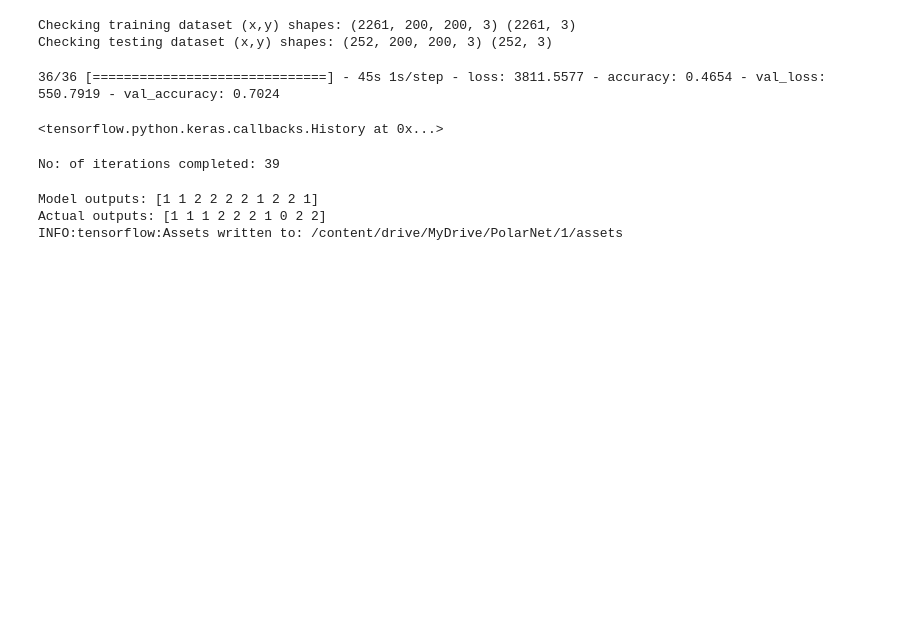
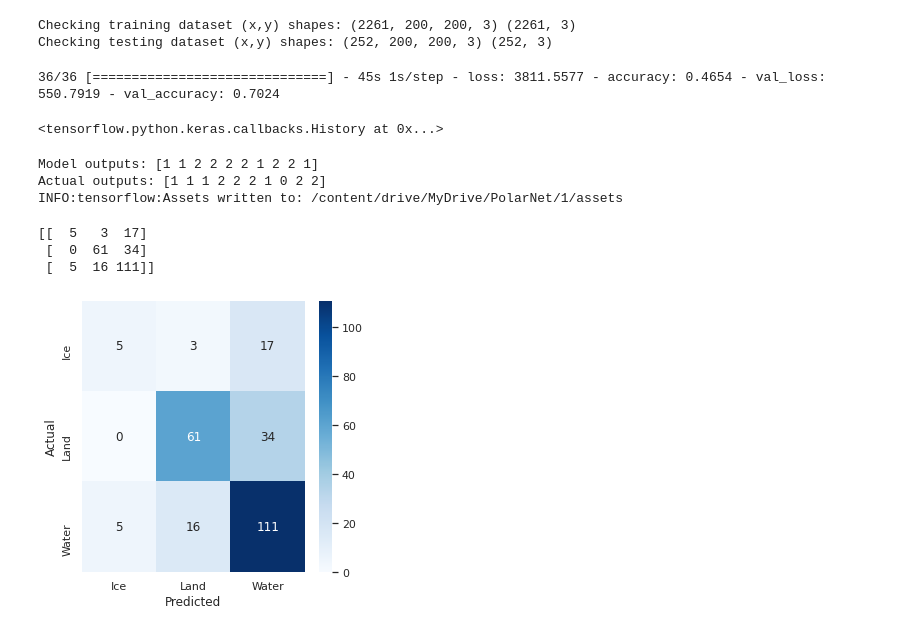
Before and after one commit to leopauly/sense-hackathon, a Jupyter notebook: SENSE_CDT_Practical_Session_Template.ipynb, the cells around one changed output. Saved outputs shown, nothing was run; the diff lists cells and outputs as text; code cells hidden in the pictures; blank space fills up the shorter version.

Commit message:
Model_ID_1_3_with_cm

```diff
--- a/SENSE_CDT_Practical_Session_Template.ipynb
+++ b/SENSE_CDT_Practical_Session_Template.ipynb
@@ -142,10 +146,6 @@ model.fit(x_train, y_train,validation_data=(x_test, y_test), batch_size=batch_si
 # %% [output]
 36/36 [==============================] - 45s 1s/step - loss: 3811.5577 - accuracy: 0.4654 - val_loss: 550.7919 - val_accuracy: 0.7024
 <tensorflow.python.keras.callbacks.History at 0x...>
-# %%
-print('No: of iterations completed:',int((total_samples/batch_size)*nb_epoch))
-# %% [output]
-No: of iterations completed: 39
 # %%
 ## Evaluation
 print('Model outputs:',np.argmax(model.predict(x_test[:10]),axis=1))
@@ -157,6 +157,27 @@ model.save(SAV_DIR+str(model_id))
 Model outputs: [1 1 2 2 2 2 1 2 2 1]
 Actual outputs: [1 1 1 2 2 2 1 0 2 2]
 INFO:tensorflow:Assets written to: /content/drive/MyDrive/PolarNet/1/assets
+# %%
+## Confusion metrix
+import seaborn as sn
+y_true_labels = ["Land", "Water", "Ice"]
+y_pred_labels = ["Land", "Water", "Ice"]
+y_pred=np.argmax(model.predict(x_test),axis=1)
+confusion_data =np.array(confusion_matrix(np.argmax(y_test,axis=1), y_pred),dtype=np.int32)
+print(confusion_data)
+df_cm = pd.DataFrame(confusion_data, columns=np.unique(y_true_labels), index = np.unique(y_true_labels))
+
+df_cm.index.name = 'Actual'
+df_cm.columns.name = 'Predicted'
+plt.figure(figsize = (5,5))
+sn.set(font_scale=1)
+sn.heatmap(df_cm, cmap="Blues", annot=True,annot_kws={"size": 12},fmt='g')# font size
+plt.show()
+# %% [output]
+[[  5   3  17]
+ [  0  61  34]
+ [  5  16 111]]
+[figure, added]
 # %%
 ##Restore model
 reconstructed_model = keras.models.load_model(SAV_DIR+str(model_id))
```
Also changed, not shown: parts of 2 cells of this notebook.
